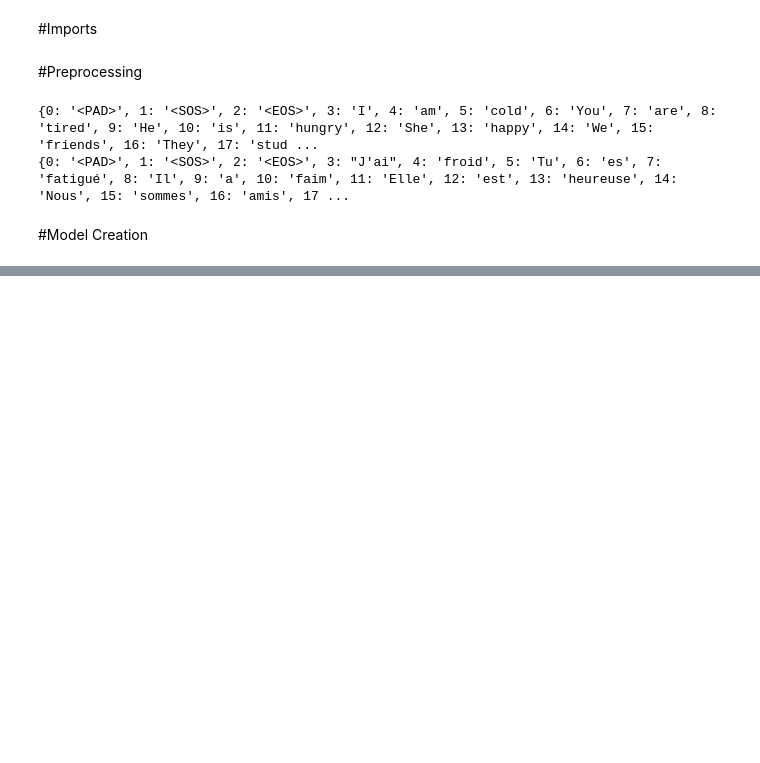
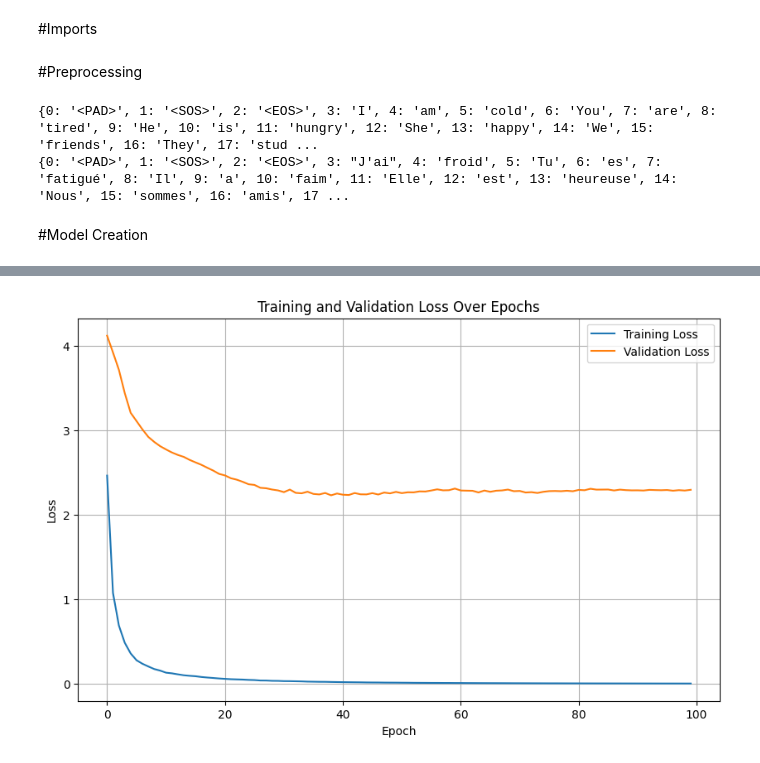
Before and after one commit to JordanTerwilliger/Intro-to-Deep-Learning, a Jupyter notebook: HW4/HW4_Seq2Seq_Q3.ipynb, the cells around one changed output, grey strips where cells are left out. Saved outputs shown, nothing was run; the diff lists cells and outputs as text; code cells hidden in the pictures; blank space fills up the shorter version.

```diff
--- a/HW4/HW4_Seq2Seq_Q3.ipynb
+++ b/HW4/HW4_Seq2Seq_Q3.ipynb
@@ -361,0 +550,90 @@ def evaluate_epoch(model, loader, fr_idx2word):
+# %%
+num_layers = 2
+nhead = 2
+
+model = TransformerModel(input_size, output_size, hidden_size, nhead, num_layers).to(device)
+
+optimizer = optim.Adam(model.parameters(), lr=learning_rate)
+criterion = nn.CrossEntropyLoss() # ignore padding (index 0)
+# %%
+#Training Loop
+train_loss_list = []
+val_loss_list = []
+val_accuracy_list = []
+train_batches = 0
+
+for epoch in range(epochs):
+  model.train()
+  for X_train, y_train in train_loader:
+    X_train = X_train.to(device)
+    y_train = y_train.to(device)
+    epoch_train_loss = 0.0
+
+    optimizer.zero_grad()
+
+    # Bug 2 fix: shift target — decoder sees <SOS>...wN-1, predicts w1...<EOS>
+    tgt_input = y_train[:, :-1]
+    tgt_output = y_train[:, 1:]
+
+    y_pred = model(X_train, tgt_input)  # Forward pass
+
+    # Bug 1 fix: flatten batch+seq for CrossEntropyLoss
+    loss = criterion(y_pred.reshape(-1, y_pred.size(-1)), tgt_output.reshape(-1))
+
+    loss.backward()  # Backward pass
+    optimizer.step()  # Update model parameters
+
+    epoch_train_loss += loss.item()
+    train_batches += 1
+
+
+# Validation Loop
+  model.eval()
+
+  total_val_loss = 0.0
+  total_val_acc = 0.0
+  val_batches = 0
+
+  with torch.no_grad():
+    for X_test, y_test in test_loader:
+      X_test = X_test.to(device)
+      y_test = y_test.to(device)
+
+      # Teacher-forced loss (for comparable loss curve — model still sees ground truth here)
+      tgt_input_val = y_test[:, :-1]
+      tgt_output_val = y_test[:, 1:]
+      val_output = model(X_test, tgt_input_val)
+      val_loss = criterion(val_output.reshape(-1, val_output.size(-1)), tgt_output_val.reshape(-1))
+
+      # Bug 3 fix: real accuracy needs autoregressive generation, not teacher forcing
+      generated = model.greedy_decode(X_test, max_len=y_test.size(1))
+      # Pad/truncate generated to match y_test length for elementwise comparison
+      gen_len = generated.size(1)
+      tgt_len = y_test.size(1)
+      if gen_len < tgt_len:
+        pad = torch.full((generated.size(0), tgt_len - gen_len), PAD_IDX, device=device, dtype=torch.long)
+        generated = torch.cat([generated, pad], dim=1)
+      else:
+        generated = generated[:, :tgt_len]
+
+      mask = (y_test != PAD_IDX)
+      correct = ((generated == y_test) & mask).sum().item()
+      total = mask.sum().item()
+      val_accuracy = correct / total if total > 0 else 0.0
+
+      total_val_loss += val_loss.item()
+      total_val_acc += val_accuracy
+      val_batches += 1
+
+  avg_train_loss = epoch_train_loss / train_batches
+  avg_val_loss = total_val_loss / val_batches
+  avg_val_acc = total_val_acc / val_batches
+
+  train_loss_list.append(avg_train_loss)
+  val_loss_list.append(avg_val_loss)
+  val_accuracy_list.append(avg_val_acc)
+
+  if (epoch % 1 == 0):
+    print(f'Epoch {epoch}, Loss: {avg_train_loss:.4f}, Val Accuracy: {avg_val_acc:.4f}, Val Loss: {avg_val_loss:.4f}')
+createPlot(train_loss_list, val_loss_list, val_accuracy_list)
+# %% [output]
@@ -361,0 +657 @@ def evaluate_epoch(model, loader, fr_idx2word):
+[figure, added]
```
Also changed, not shown: parts of 30 cells of this notebook.
